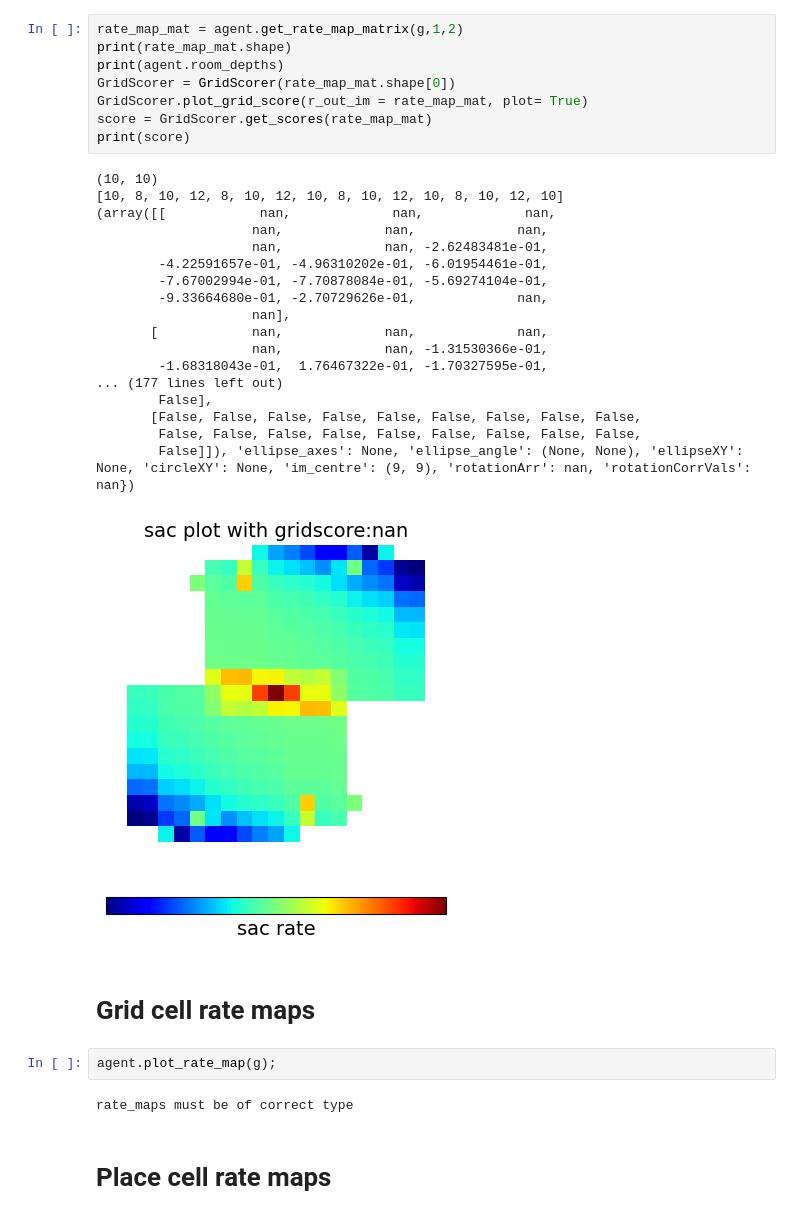
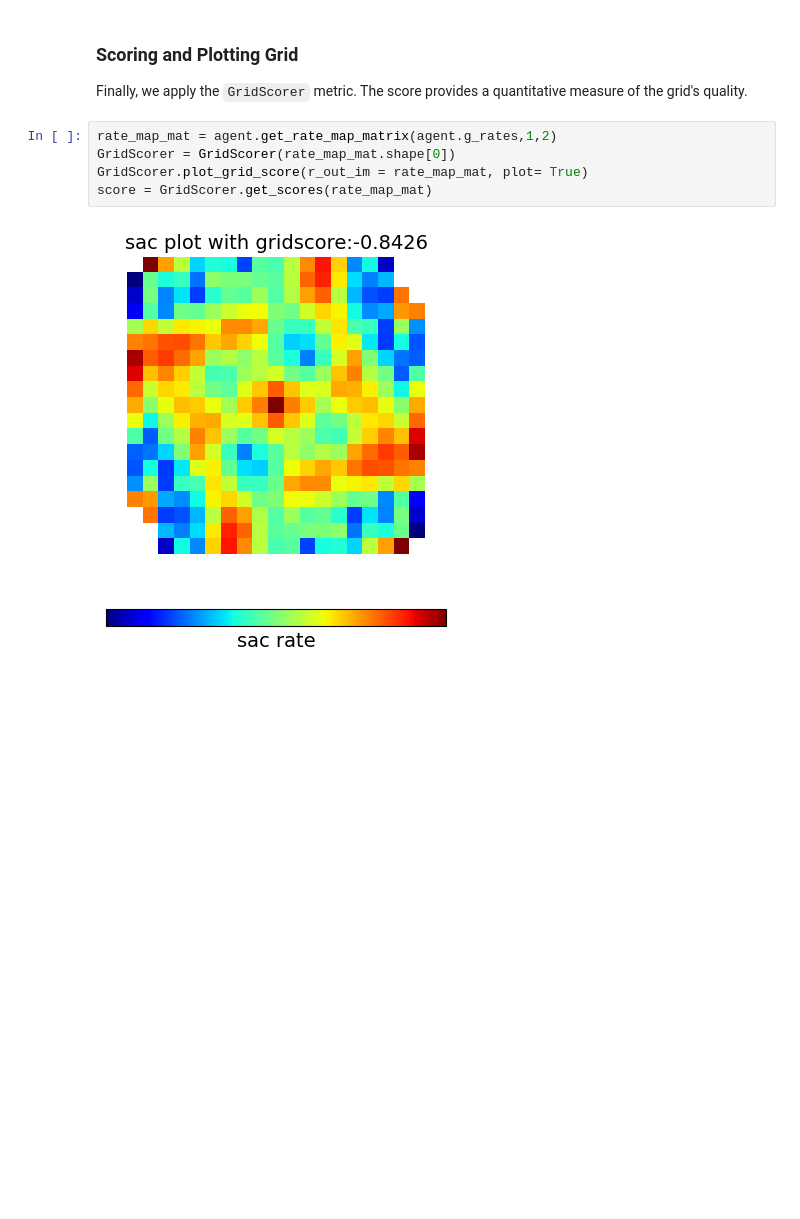
Before and after one commit to SainsburyWellcomeCentre/NeuralPlayground, a Jupyter notebook: examples/agent_examples/whittington_2020_example.ipynb, the cells around one changed output. Cells and saved outputs as stored; diff of their text form; blank space fills up the shorter version.

```diff
--- a/examples/agent_examples/whittington_2020_example.ipynb
+++ b/examples/agent_examples/whittington_2020_example.ipynb
@@ -96,35 +113,10 @@ from_acc, to_acc = analyse.location_accuracy(forward, tem, environments)
+# %% [markdown]
+### Scoring and Plotting Grid
+Finally, we apply the `GridScorer` metric. The score provides a quantitative measure of the grid's quality.
 # %%
-rate_map_mat = agent.get_rate_map_matrix(g,1,2)
-print(rate_map_mat.shape)
-print(agent.room_depths)
+rate_map_mat = agent.get_rate_map_matrix(agent.g_rates,1,2)
 GridScorer = GridScorer(rate_map_mat.shape[0])
 GridScorer.plot_grid_score(r_out_im = rate_map_mat, plot= True)
 score = GridScorer.get_scores(rate_map_mat)
-print(score)
 # %% [output]
-(10, 10)
-[10, 8, 10, 12, 8, 10, 12, 10, 8, 10, 12, 10, 8, 10, 12, 10]
-(array([[            nan,             nan,             nan,
-                    nan,             nan,             nan,
-                    nan,             nan, -2.62483481e-01,
-        -4.22591657e-01, -4.96310202e-01, -6.01954461e-01,
-        -7.67002994e-01, -7.70878084e-01, -5.69274104e-01,
-        -9.33664680e-01, -2.70729626e-01,             nan,
-                    nan],
-       [            nan,             nan,             nan,
-                    nan,             nan, -1.31530366e-01,
-        -1.68318043e-01,  1.76467322e-01, -1.70327595e-01,
-... (177 lines left out)
-        False],
-       [False, False, False, False, False, False, False, False, False,
-        False, False, False, False, False, False, False, False, False,
-        False]]), 'ellipse_axes': None, 'ellipse_angle': (None, None), 'ellipseXY': None, 'circleXY': None, 'im_centre': (9, 9), 'rotationArr': nan, 'rotationCorrVals': nan})
-[figure, old version]
+[figure, new version]
-# %% [markdown]
-# Grid cell rate maps
-# %%
-agent.plot_rate_map(g);
-# %% [output]
-rate_maps must be of correct type
-# %% [markdown]
-# Place cell rate maps
```
Also changed, not shown: parts of 21 cells of this notebook, 1 other file.
